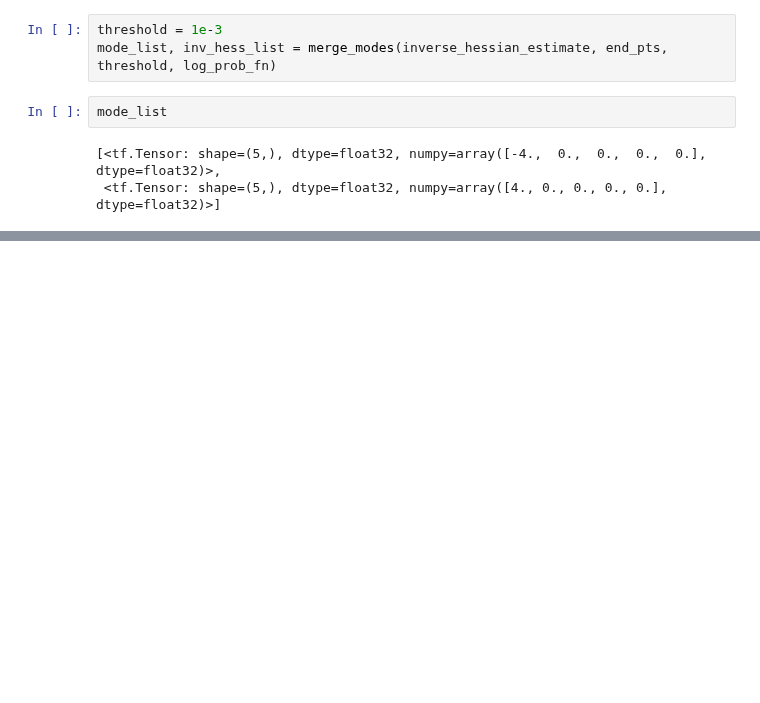
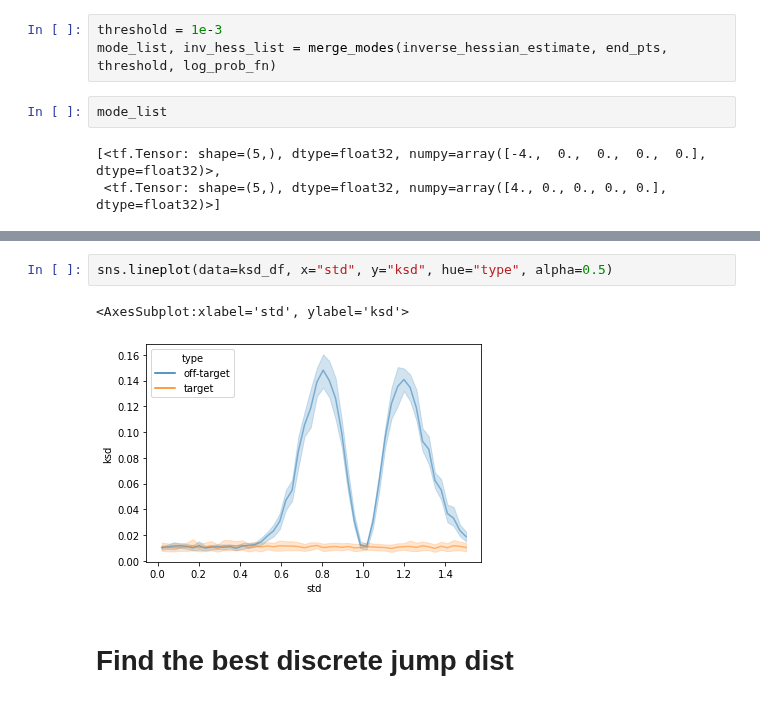
Before and after one commit to XingLLiu/u-stat-high-dim, a Jupyter notebook: mh.ipynb, the cells around one changed output, grey strips where cells are left out. Cells and saved outputs as stored; diff of their text form; blank space fills up the shorter version.

```diff
--- a/mh.ipynb
+++ b/mh.ipynb
@@ -253,0 +320,7 @@ mode_list
+# %%
+sns.lineplot(data=ksd_df, x="std", y="ksd", hue="type", alpha=0.5)
+# %% [output]
+<AxesSubplot:xlabel='std', ylabel='ksd'>
+[figure, added]
+# %% [markdown]
+# Find the best discrete jump dist
```
Also changed, not shown: parts of 13 cells of this notebook, 2 other files.
